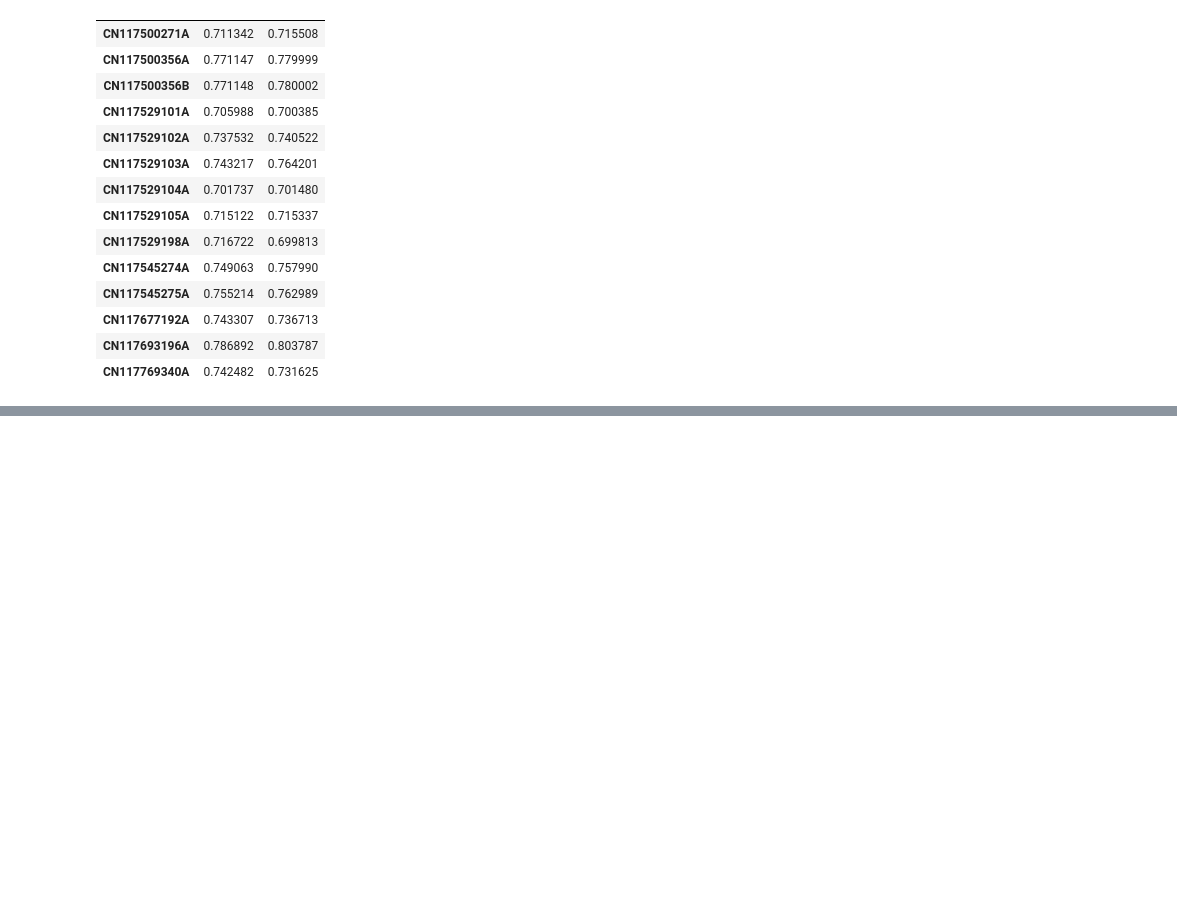
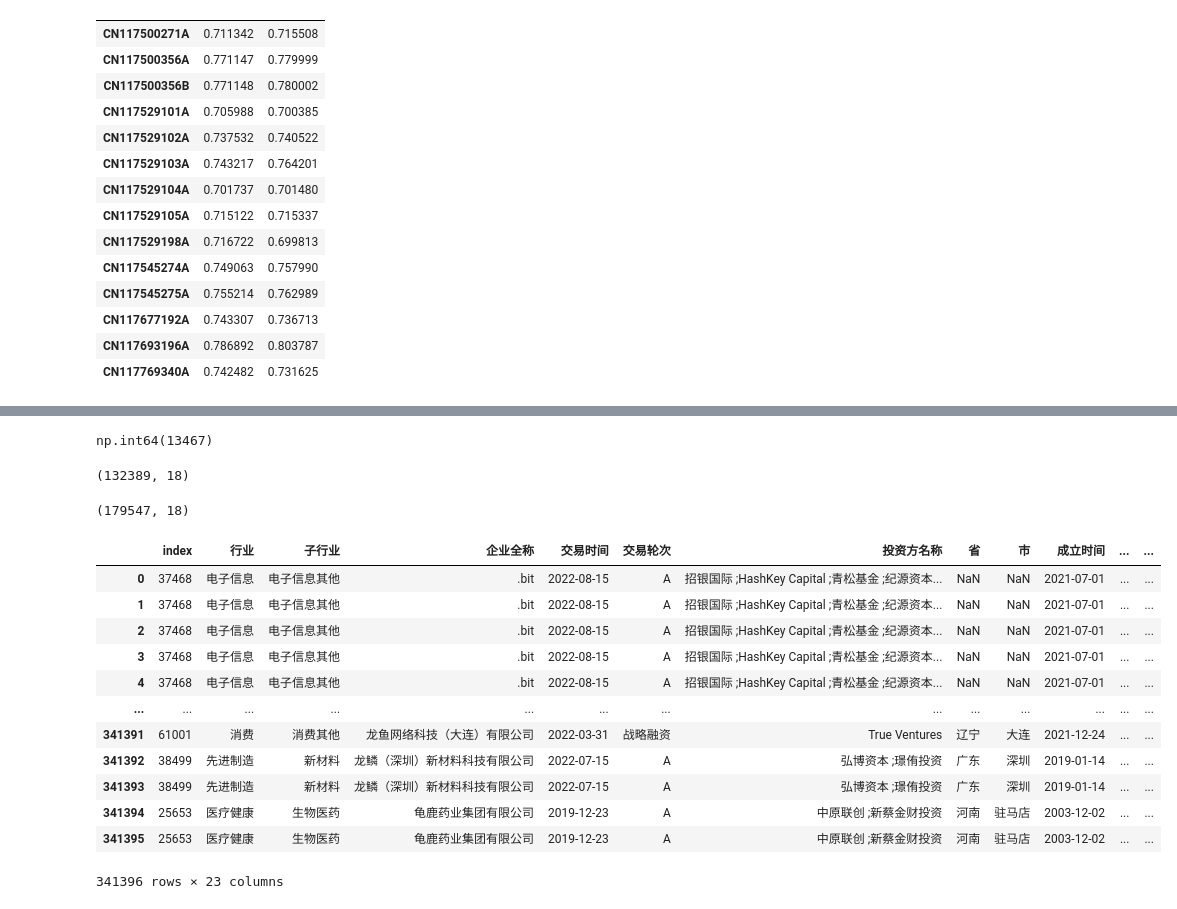
Before and after one commit to ideatechresearch/patent_invest, a Jupyter notebook: 制造业融资专利技术相似性 .ipynb, the cells around one changed output, grey strips where cells are left out. Saved outputs shown, nothing was run; the diff lists cells and outputs as text; code cells hidden in the pictures; blank space fills up the shorter version.

```diff
--- a/制造业融资专利技术相似性 .ipynb
+++ b/制造业融资专利技术相似性 .ipynb
@@ -2451,0 +2677,45 @@ ipc_id_ct.to_excel('data\传统制造专利层面ipc_technet技术相似性_2.xl
+# %%
+invest_co['vc_first'].isna().sum()
+# %% [output]
+np.int64(13467)
+# %%
+invest_co_3=invest_all.loc[((invest_all['行业']!='传统制造')&(invest_all['行业']!='先进制造')),['index', '行业', '子行业', '企业全称', '交易时间', '交易轮次', '投资方名称', '省', '市', '成立时间',
+       '北上广深', '投资方名称_unique', '投资机构数量', 'Age', '交易年月', 'Cum_invset','vc_first']].drop_duplicates(subset=['行业','子行业','企业全称','交易时间','交易轮次','投资方名称','省','市','成立时间'])
+invest_co_3['all']=1 #对投资机构全量信息补充
+invest_co_3.shape
+# %% [output]
+(132389, 18)
+# %%
+invest_co_all=pd.concat([invest_co_1,invest_co_2,invest_co_3])
+invest_co_all.shape
+# %% [output]
+(179547, 18)
+# %%
+#invest_co['投资方名称'].str.split(';').map(lambda x: list(set(i.strip() for i in x if i.strip())) if isinstance(x, list) else [])
+invest_co_all['投资方名称_B']=invest_co_all['投资方名称_unique'].str.split(';').map(lambda x: x if isinstance(x, list) else [])
+# %%
+invest_vc_B=invest_co_all.explode(['投资方名称_B']).rename(columns={'投资方名称_B':'投资机构'})
+invest_vc_B.dropna(subset='投资机构',inplace=True)
+invest_vc_B.sort_values(['企业全称', '行业', '子行业', '交易时间','投资机构'],inplace=True)
+invest_vc_B.reset_index(drop=True,inplace=True)
+
+invest_vc_B['企业被投资次数']=invest_vc_B.groupby(['企业全称', '投资机构'])['交易时间'].transform(lambda x: x.rank(method='min'))
+invest_vc_B['子行业投资次数']=invest_vc_B.groupby(['子行业','投资机构'])['交易时间'].transform(lambda x: x.rank(method='min'))#, '行业'
+invest_vc_B['机构投资次数']=invest_vc_B.groupby(['投资机构'])['交易时间'].transform(lambda x: x.rank(method='min'))
+invest_vc_B['机构市场经营']=invest_vc_B.groupby(['投资机构'])['交易时间'].transform(lambda x:(x-x.min()).dt.days)//365
+# %%
+invest_vc_B
+# %% [output]
+|  | index | 行业 | 子行业 | 企业全称 | 交易时间 | 交易轮次 | 投资方名称 | 省 | 市 | 成立时间 | ... | ... |
+| 0 | 37468 | 电子信息 | 电子信息其他 | .bit | 2022-08-15 | A | 招银国际 ;HashKey Capital ;青松基金 ;纪源资本... | NaN | NaN | 2021-07-01 | ... | ... |
+| 1 | 37468 | 电子信息 | 电子信息其他 | .bit | 2022-08-15 | A | 招银国际 ;HashKey Capital ;青松基金 ;纪源资本... | NaN | NaN | 2021-07-01 | ... | ... |
+| 2 | 37468 | 电子信息 | 电子信息其他 | .bit | 2022-08-15 | A | 招银国际 ;HashKey Capital ;青松基金 ;纪源资本... | NaN | NaN | 2021-07-01 | ... | ... |
+| 3 | 37468 | 电子信息 | 电子信息其他 | .bit | 2022-08-15 | A | 招银国际 ;HashKey Capital ;青松基金 ;纪源资本... | NaN | NaN | 2021-07-01 | ... | ... |
+| 4 | 37468 | 电子信息 | 电子信息其他 | .bit | 2022-08-15 | A | 招银国际 ;HashKey Capital ;青松基金 ;纪源资本... | NaN | NaN | 2021-07-01 | ... | ... |
+| ... | ... | ... | ... | ... | ... | ... | ... | ... | ... | ... | ... | ... |
+| 341391 | 61001 | 消费 | 消费其他 | 龙鱼网络科技（大连）有限公司 | 2022-03-31 | 战略融资 | True Ventures | 辽宁 | 大连 | 2021-12-24 | ... | ... |
+| 341392 | 38499 | 先进制造 | 新材料 | 龙鳞（深圳）新材料科技有限公司 | 2022-07-15 | A | 弘博资本 ;璟侑投资 | 广东 | 深圳 | 2019-01-14 | ... | ... |
+| 341393 | 38499 | 先进制造 | 新材料 | 龙鳞（深圳）新材料科技有限公司 | 2022-07-15 | A | 弘博资本 ;璟侑投资 | 广东 | 深圳 | 2019-01-14 | ... | ... |
+| 341394 | 25653 | 医疗健康 | 生物医药 | 龟鹿药业集团有限公司 | 2019-12-23 | A | 中原联创 ;新蔡金财投资 | 河南 | 驻马店 | 2003-12-02 | ... | ... |
+| 341395 | 25653 | 医疗健康 | 生物医药 | 龟鹿药业集团有限公司 | 2019-12-23 | A | 中原联创 ;新蔡金财投资 | 河南 | 驻马店 | 2003-12-02 | ... | ... |
+341396 rows × 23 columns
```
Also changed, not shown: parts of 94 cells of this notebook, 13 other files.
